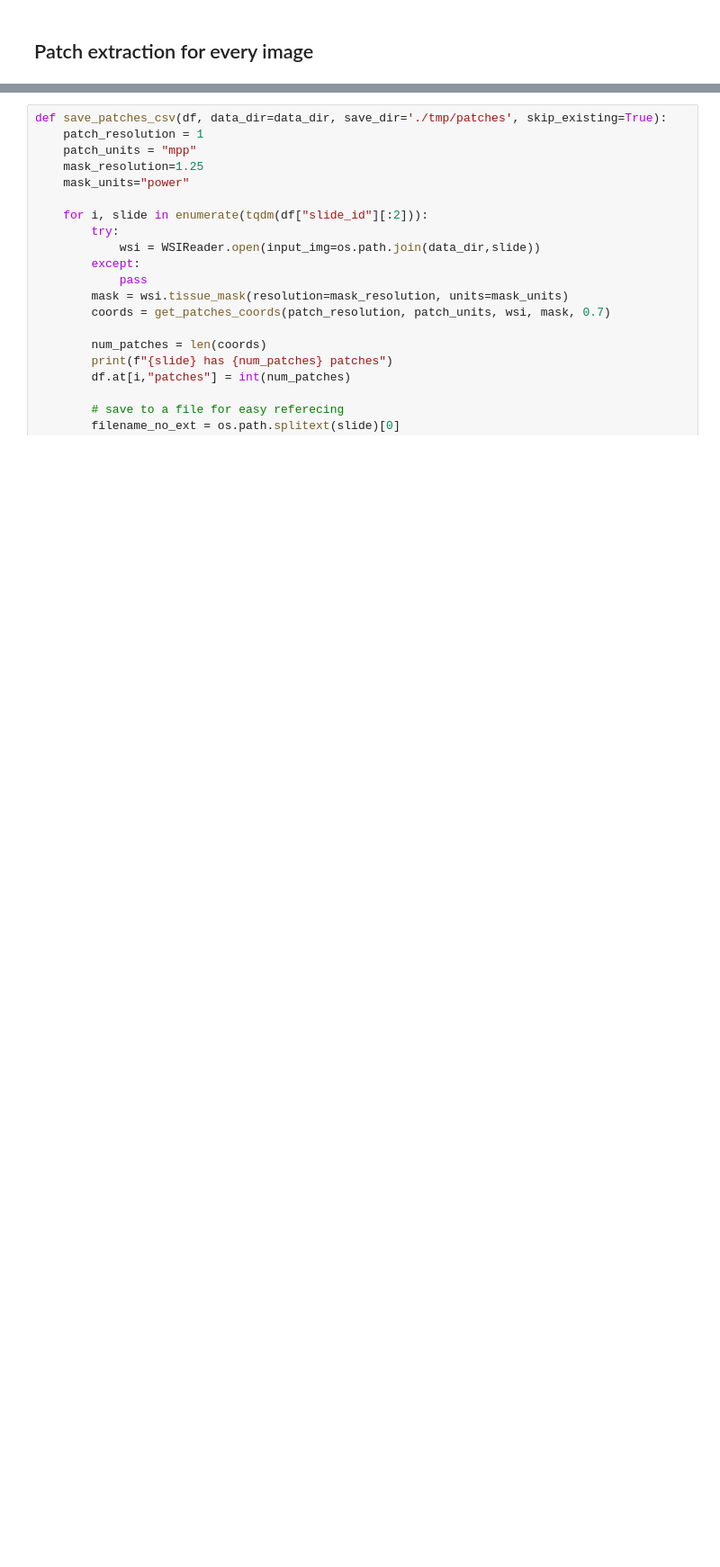
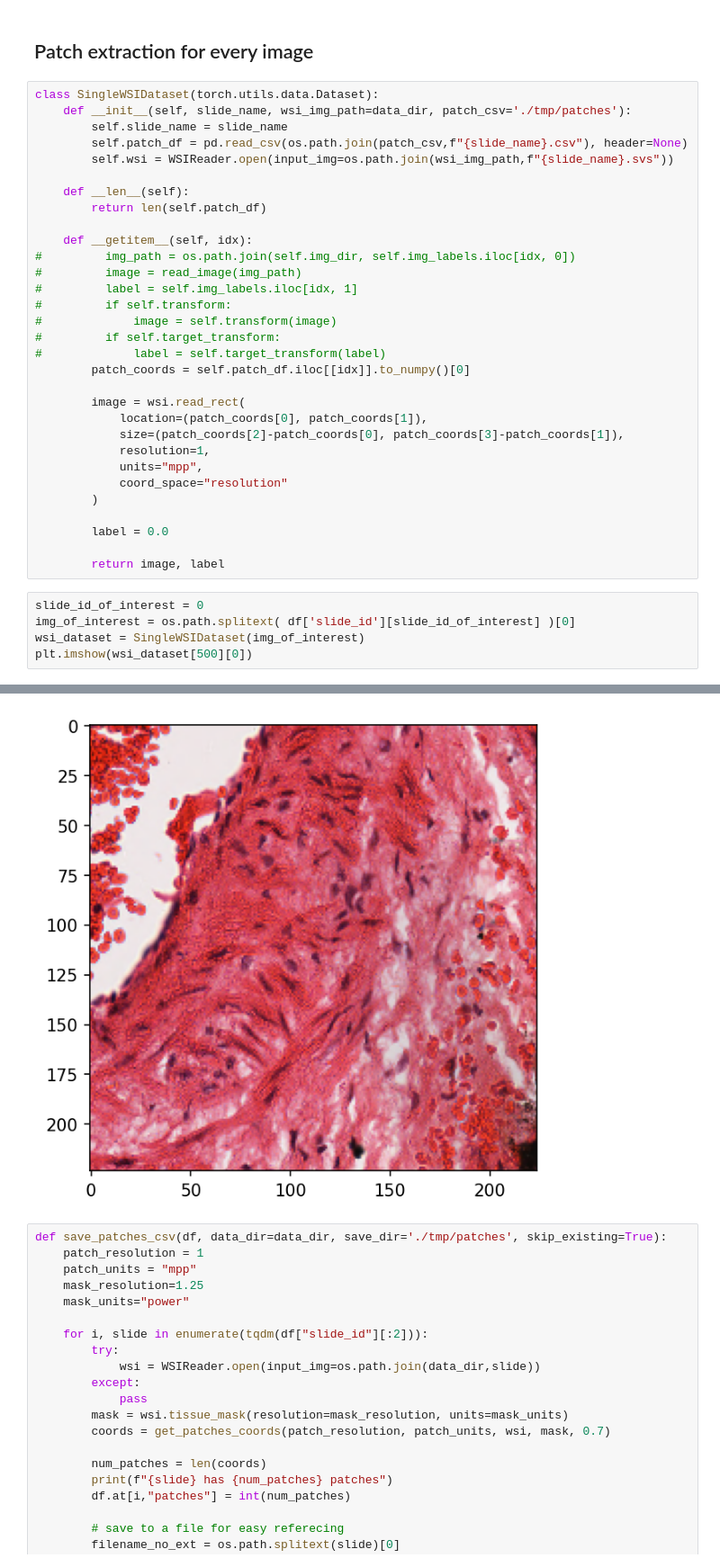
Before and after one commit to coolmule0/weakWSI, a Jupyter notebook: Untitled.ipynb, the cells around one changed output, grey strips where cells are left out. Shown at 90% size. Cells and saved outputs as stored; diff of their text form; blank space fills up the shorter version.

```diff
--- a/Untitled.ipynb
+++ b/Untitled.ipynb
@@ -251,2 +252,39 @@ NameError: name 'patch_inputs' is not defined
 # %% [markdown]
 ## Patch extraction for every image
+# %%
+class SingleWSIDataset(torch.utils.data.Dataset):
+    def __init__(self, slide_name, wsi_img_path=data_dir, patch_csv='./tmp/patches'):
+        self.slide_name = slide_name
+        self.patch_df = pd.read_csv(os.path.join(patch_csv,f"{slide_name}.csv"), header=None)
+        self.wsi = WSIReader.open(input_img=os.path.join(wsi_img_path,f"{slide_name}.svs"))
+
+    def __len__(self):
+        return len(self.patch_df)
+
+    def __getitem__(self, idx):
+#         img_path = os.path.join(self.img_dir, self.img_labels.iloc[idx, 0])
+#         image = read_image(img_path)
+#         label = self.img_labels.iloc[idx, 1]
+#         if self.transform:
+#             image = self.transform(image)
+#         if self.target_transform:
+#             label = self.target_transform(label)
+        patch_coords = self.patch_df.iloc[[idx]].to_numpy()[0]
+
+        image = wsi.read_rect(
+            location=(patch_coords[0], patch_coords[1]),
+            size=(patch_coords[2]-patch_coords[0], patch_coords[3]-patch_coords[1]),
+            resolution=1,
+            units="mpp",
+            coord_space="resolution"
+        )
+
+        label = 0.0
+
+        return image, label
+# %%
+slide_id_of_interest = 0
+img_of_interest = os.path.splitext( df['slide_id'][slide_id_of_interest] )[0]
+wsi_dataset = SingleWSIDataset(img_of_interest)
+plt.imshow(wsi_dataset[500][0])
+# %% [output]
@@ -253,3 +292,4 @@ NameError: name 'patch_inputs' is not defined
+[figure, added]
 # %%
 def save_patches_csv(df, data_dir=data_dir, save_dir='./tmp/patches', skip_existing=True):
     patch_resolution = 1
```
Also changed, not shown: parts of 45 cells of this notebook.
